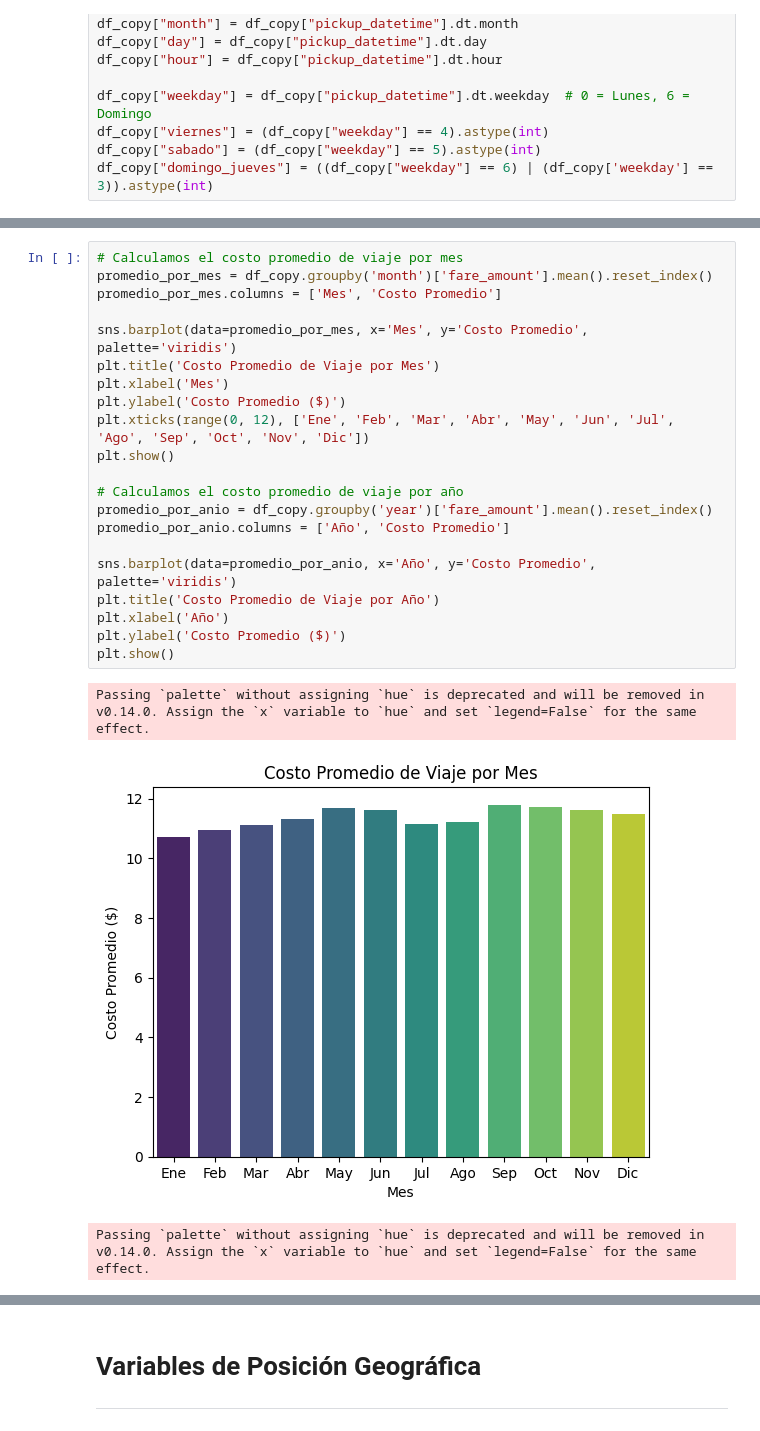
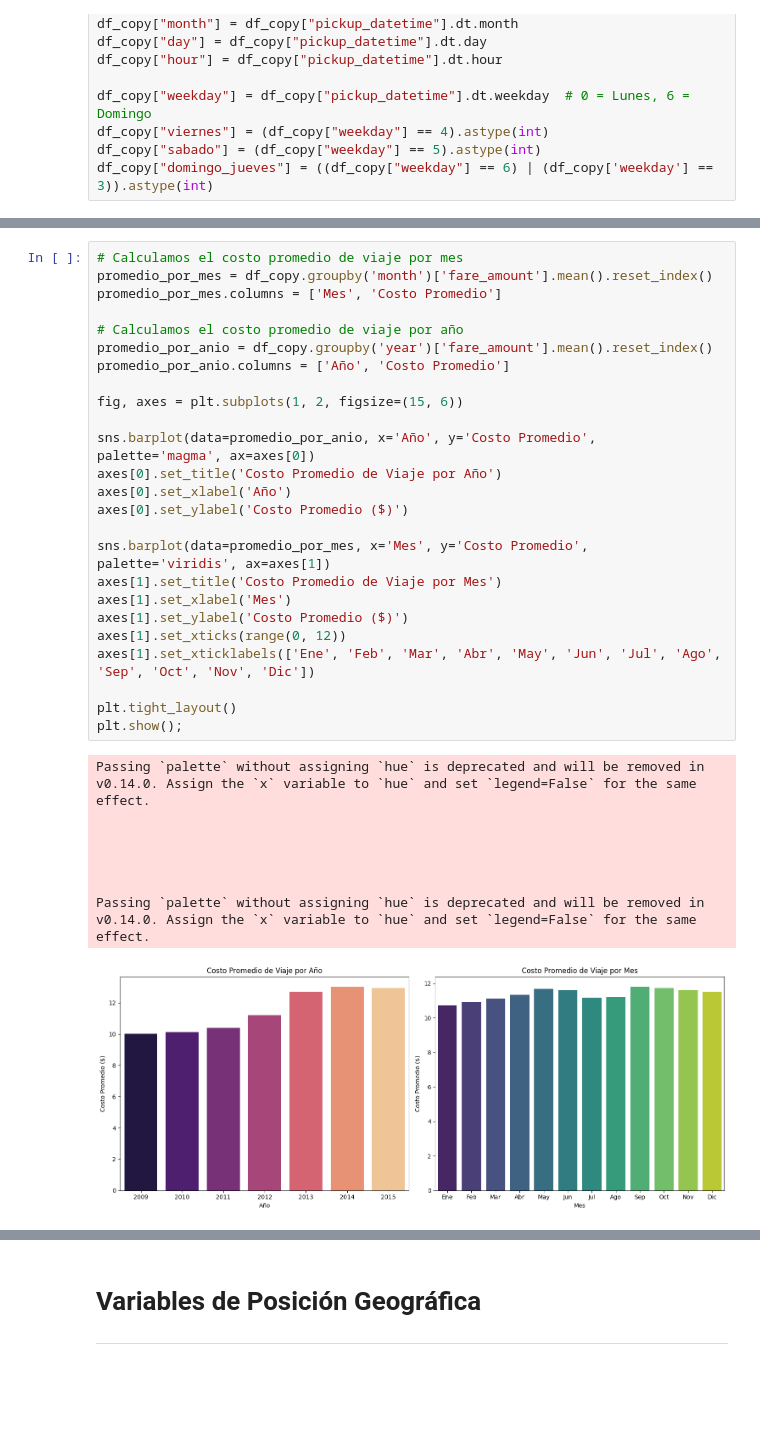
Before and after one commit to valenrosito/AA1-TUIA-2025C1---Rosito-Caballero-Balverdi, a Jupyter notebook: TP-Regresion-AA1-2025C1.ipynb, the cells around one changed output, grey strips where cells are left out. Saved outputs shown, nothing was run; the diff lists cells and outputs as text; blank space fills up the shorter version.

```diff
--- a/TP-Regresion-AA1-2025C1.ipynb
+++ b/TP-Regresion-AA1-2025C1.ipynb
@@ -221,25 +276,34 @@ Name: count, dtype: int64
 # %%
 # Calculamos el costo promedio de viaje por mes
 promedio_por_mes = df_copy.groupby('month')['fare_amount'].mean().reset_index()
 promedio_por_mes.columns = ['Mes', 'Costo Promedio']
 
-sns.barplot(data=promedio_por_mes, x='Mes', y='Costo Promedio', palette='viridis')
-plt.title('Costo Promedio de Viaje por Mes')
-plt.xlabel('Mes')
-plt.ylabel('Costo Promedio ($)')
-plt.xticks(range(0, 12), ['Ene', 'Feb', 'Mar', 'Abr', 'May', 'Jun', 'Jul', 'Ago', 'Sep', 'Oct', 'Nov', 'Dic'])
-plt.show()
-
 # Calculamos el costo promedio de viaje por año
 promedio_por_anio = df_copy.groupby('year')['fare_amount'].mean().reset_index()
 promedio_por_anio.columns = ['Año', 'Costo Promedio']
 
-sns.barplot(data=promedio_por_anio, x='Año', y='Costo Promedio', palette='viridis')
-plt.title('Costo Promedio de Viaje por Año')
-plt.xlabel('Año')
-plt.ylabel('Costo Promedio ($)')
-plt.show()
+fig, axes = plt.subplots(1, 2, figsize=(15, 6))
+
+sns.barplot(data=promedio_por_anio, x='Año', y='Costo Promedio', palette='magma', ax=axes[0])
+axes[0].set_title('Costo Promedio de Viaje por Año')
+axes[0].set_xlabel('Año')
+axes[0].set_ylabel('Costo Promedio ($)')
+
+sns.barplot(data=promedio_por_mes, x='Mes', y='Costo Promedio', palette='viridis', ax=axes[1])
+axes[1].set_title('Costo Promedio de Viaje por Mes')
+axes[1].set_xlabel('Mes')
+axes[1].set_ylabel('Costo Promedio ($)')
+axes[1].set_xticks(range(0, 12))
+axes[1].set_xticklabels(['Ene', 'Feb', 'Mar', 'Abr', 'May', 'Jun', 'Jul', 'Ago', 'Sep', 'Oct', 'Nov', 'Dic'])
+
+plt.tight_layout()
+plt.show();
 # %% [output]
 Passing `palette` without assigning `hue` is deprecated and will be removed in v0.14.0. Assign the `x` variable to `hue` and set `legend=False` for the same effect.
+
+
+
+
+
+Passing `palette` without assigning `hue` is deprecated and will be removed in v0.14.0. Assign the `x` variable to `hue` and set `legend=False` for the same effect.
-[figure, old version]
+[figure, new version]
-Passing `palette` without assigning `hue` is deprecated and will be removed in v0.14.0. Assign the `x` variable to `hue` and set `legend=False` for the same effect.
```
Also changed, not shown: parts of 8 cells of this notebook.
